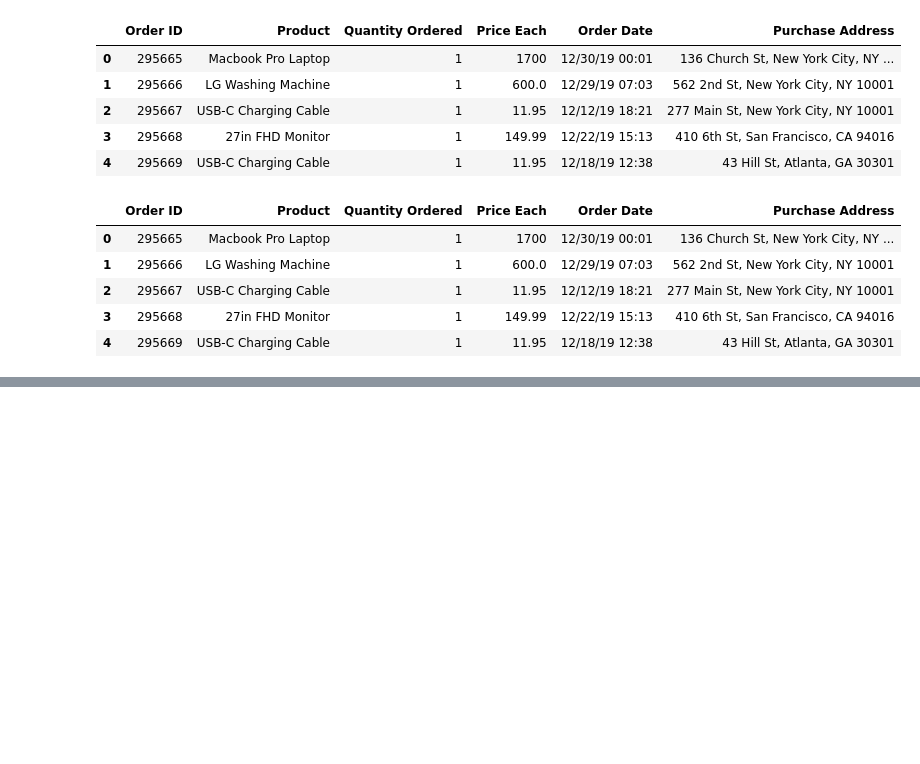
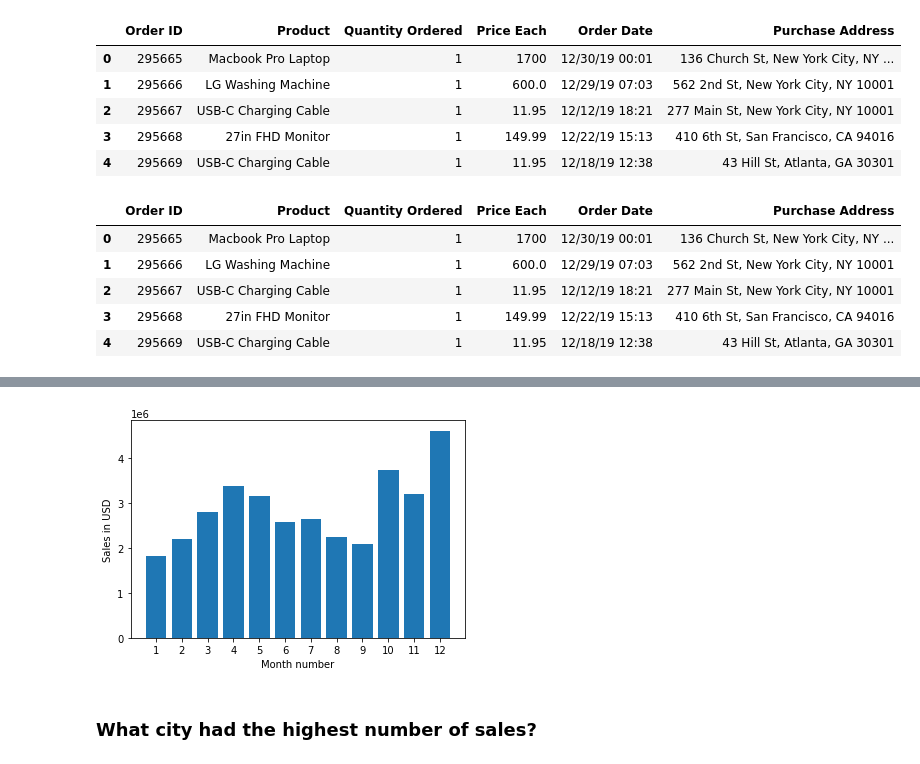
Before and after one commit to lupeluna/DS_Pandas_practice, a Jupyter notebook: Pandas_Practice.ipynb, the cells around one changed output, grey strips where cells are left out. Drawn from its saved outputs; the diff is of its cells as text; code cells hidden in the pictures; blank space fills up the shorter version.

```diff
--- a/Pandas_Practice.ipynb
+++ b/Pandas_Practice.ipynb
@@ -85,7 +87,7 @@ all_data.head()
 # %%
 # Add a month column to show month of sale
 all_data['Month'] = all_data['Order Date'].str[0:2]
-all_data['Month'] = all_data['Month'].astype('int')
+all_data['Month'] = all_data['Month'].astype('int32')
 all_data.head()
 # %% [output]
 |  | Order ID | Product | Quantity Ordered | Price Each | Order Date | Purchase Address | Month |
@@ -118,3 +120,10 @@ all_data.head()
 | 2 | 295667 | USB-C Charging Cable | 1 | 11.95 | 12/12/19 18:21 | 277 Main St, New York City, NY 10001 | 12 | 11.95 |
 | 3 | 295668 | 27in FHD Monitor | 1 | 149.99 | 12/22/19 15:13 | 410 6th St, San Francisco, CA 94016 | 12 | 149.99 |
 | 4 | 295669 | USB-C Charging Cable | 1 | 11.95 | 12/18/19 12:38 | 43 Hill St, Atlanta, GA 30301 | 12 | 11.95 |
+# %%
+# add city column for question 2 by using the .apply() method
+
+
+all_data['City'] = all_data['Purchase Address'].apply(lambda x: x.split(',')[1]) # using the first index from the purchase address that is in between the commas
+
+all_data.head()
@@ -122,0 +146,3 @@ all_data.head()
+# %%
+results = all_data.groupby('Month').sum()
+results
@@ -122,0 +164,15 @@ all_data.head()
+# %%
+# visualize the results
+
+import matplotlib.pyplot as plt
+
+months = range(1,13)
+plt.bar(months, results['Sales'])
+plt.xticks(months)
+plt.ylabel('Sales in USD')
+plt.xlabel('Month number')
+plt.show()
+# %% [output]
+[figure, added]
+# %% [markdown]
+### What city had the highest number of sales?
```
Also changed, not shown: parts of 6 cells of this notebook.
